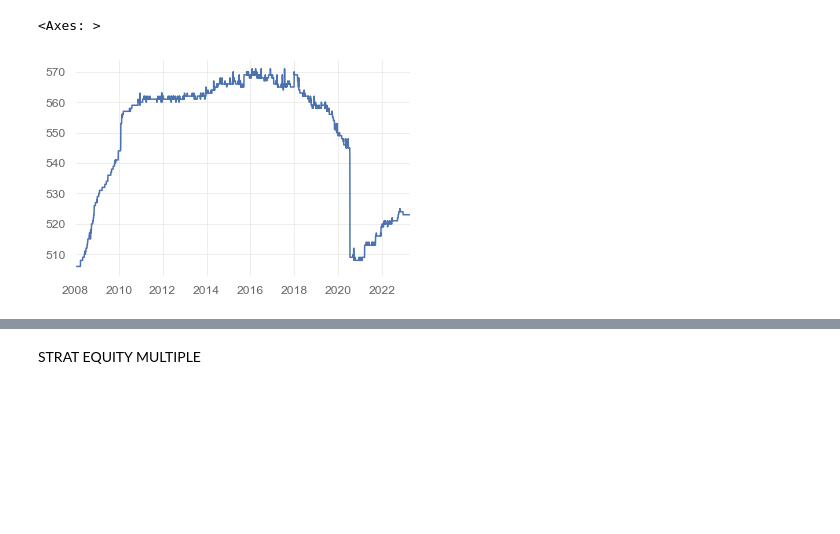
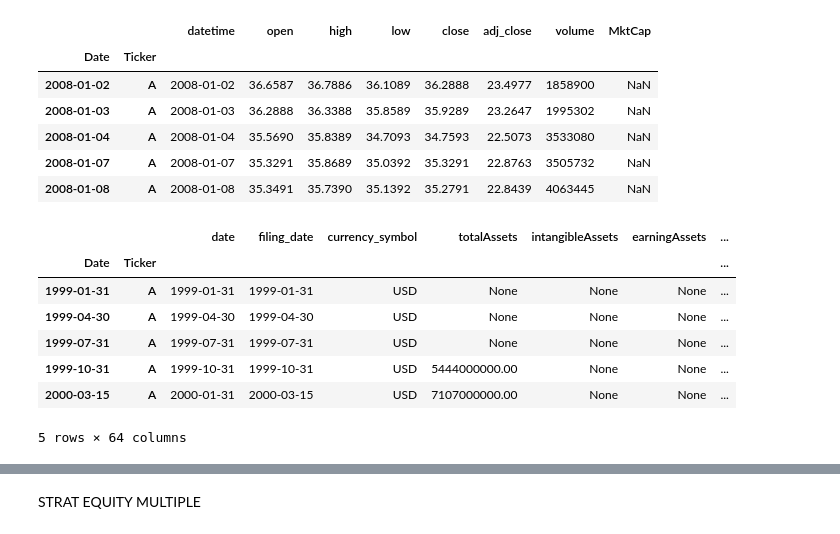
Before and after one commit to nabz78350/backtesting, a Jupyter notebook: alpha_EM.ipynb, the cells around one changed output, grey strips where cells are left out. Cells and saved outputs as stored; diff of their text form; code cells hidden in the pictures; blank space fills up the shorter version.

```diff
--- a/alpha_EM.ipynb
+++ b/alpha_EM.ipynb
@@ -8,17 +8,34 @@ master = DataMaster()
 from utils.func import center
 from quantstats.stats import sharpe
 import matplotlib.pyplot as plt
-# %%
-universe = master.baskets.get_index_historical_components('GSPC')
-P = func.presence_matrix(universe).loc['2008':]
-P.sum(1).plot()
-# %% [output]
-<Axes: >
-[figure, removed]
 # %%
 market_data = pd.read_parquet('data/US/mkt_data.pq')
 balance_sheet = pd.read_parquet('data/US/balance_sheets.pq')
 GICS = pd.read_parquet('data/US/GICS.pq')
-# P = pd.read_parquet('data/US/universe_table.pq')
+P = pd.read_parquet('data/US/universe_table.pq')
 R = market_data['close'].unstack().reindex_like(P).pct_change()
-income_statement = pd.read_parquet('data/US/income_statement.pq')
+market_data.head()
+# %% [output]
+|  |  | datetime | open | high | low | close | adj_close | volume | MktCap |
+| Date | Ticker |  |  |  |  |  |  |  |  |
+| 2008-01-02 | A | 2008-01-02 | 36.6587 | 36.7886 | 36.1089 | 36.2888 | 23.4977 | 1858900 | NaN |
+| 2008-01-03 | A | 2008-01-03 | 36.2888 | 36.3388 | 35.8589 | 35.9289 | 23.2647 | 1995302 | NaN |
+| 2008-01-04 | A | 2008-01-04 | 35.5690 | 35.8389 | 34.7093 | 34.7593 | 22.5073 | 3533080 | NaN |
+| 2008-01-07 | A | 2008-01-07 | 35.3291 | 35.8689 | 35.0392 | 35.3291 | 22.8763 | 3505732 | NaN |
+| 2008-01-08 | A | 2008-01-08 | 35.3491 | 35.7390 | 35.1392 | 35.2791 | 22.8439 | 4063445 | NaN |
+# %%
+balance_sheet = pd.read_parquet('data/US/balance_sheets.pq')
+balance_sheet['Date'] = pd.to_datetime(balance_sheet['filing_date'])
+balance_sheet = balance_sheet.droplevel(0).set_index('Date',append=True)
+balance_sheet = balance_sheet.reorder_levels(['Date','Ticker'])
+balance_sheet = balance_sheet[~balance_sheet.index.duplicated(keep='first')]
+balance_sheet.head()
+# %% [output]
+|  |  | date | filing_date | currency_symbol | totalAssets | intangibleAssets | earningAssets | ... |
+| Date | Ticker |  |  |  |  |  |  | ... |
+| 1999-01-31 | A | 1999-01-31 | 1999-01-31 | USD | None | None | None | ... |
+| 1999-04-30 | A | 1999-04-30 | 1999-04-30 | USD | None | None | None | ... |
+| 1999-07-31 | A | 1999-07-31 | 1999-07-31 | USD | None | None | None | ... |
+| 1999-10-31 | A | 1999-10-31 | 1999-10-31 | USD | 5444000000.00 | None | None | ... |
+| 2000-03-15 | A | 2000-01-31 | 2000-03-15 | USD | 7107000000.00 | None | None | ... |
+5 rows × 64 columns
```
Also changed, not shown: parts of 9 cells of this notebook, 4 other files.
